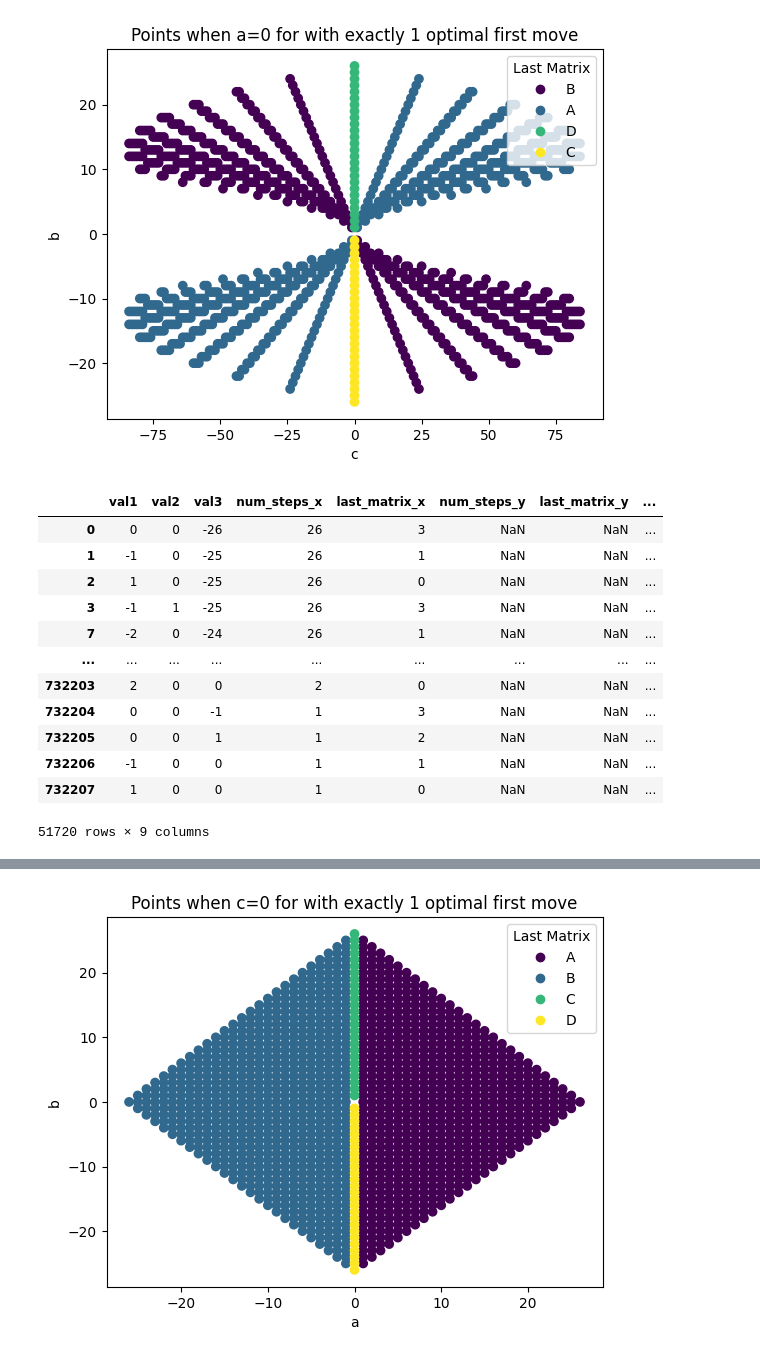
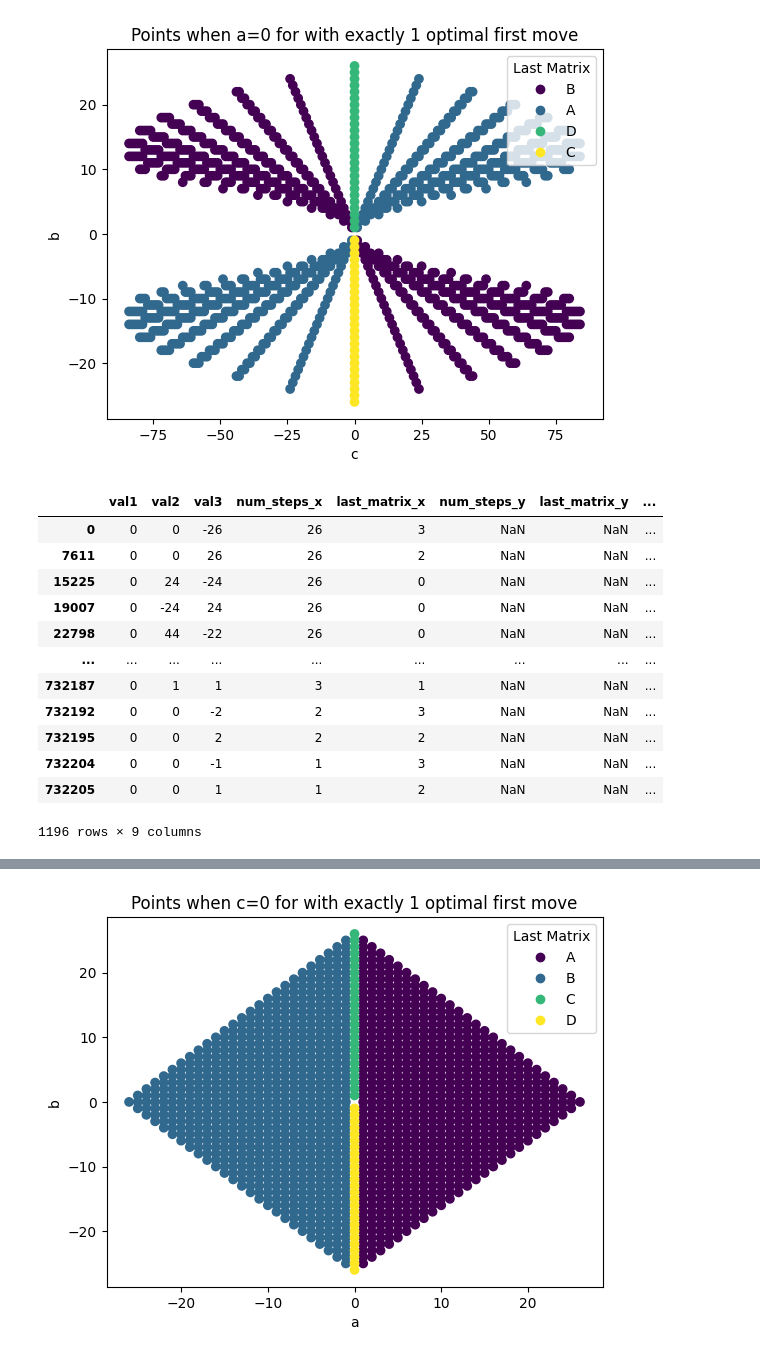
Before and after one commit to MXM-MachineLearning/MXM_AI_Ellenberg, a Jupyter notebook: heisenberg_group/Visualizations/duplicate_paths.ipynb, the cells around one changed output, grey strips where cells are left out. Cells and saved outputs as stored; diff of their text form; code cells hidden in the pictures.

```diff
--- a/heisenberg_group/Visualizations/duplicate_paths.ipynb
+++ b/heisenberg_group/Visualizations/duplicate_paths.ipynb
@@ -325,19 +325,19 @@ plt.title("Points when a=0 for with exactly 1 optimal first move")
 plt.show()
 # %% [output]
 [figure]
-# %%
-anti_join
-# %% [output]
-|  | val1 | val2 | val3 | num_steps_x | last_matrix_x | num_steps_y | last_matrix_y | ... |
-| 0 | 0 | 0 | -26 | 26 | 3 | NaN | NaN | ... |
-| 1 | -1 | 0 | -25 | 26 | 1 | NaN | NaN | ... |
-| 2 | 1 | 0 | -25 | 26 | 0 | NaN | NaN | ... |
-| 3 | -1 | 1 | -25 | 26 | 3 | NaN | NaN | ... |
-| 7 | -2 | 0 | -24 | 26 | 1 | NaN | NaN | ... |
-| ... | ... | ... | ... | ... | ... | ... | ... | ... |
-| 732203 | 2 | 0 | 0 | 2 | 0 | NaN | NaN | ... |
-| 732204 | 0 | 0 | -1 | 1 | 3 | NaN | NaN | ... |
-| 732205 | 0 | 0 | 1 | 1 | 2 | NaN | NaN | ... |
-| 732206 | -1 | 0 | 0 | 1 | 1 | NaN | NaN | ... |
-| 732207 | 1 | 0 | 0 | 1 | 0 | NaN | NaN | ... |
-51720 rows × 9 columns
+# %%
+filtered_anti
+# %% [output]
+|  | val1 | val2 | val3 | num_steps_x | last_matrix_x | num_steps_y | last_matrix_y | ... |
+| 0 | 0 | 0 | -26 | 26 | 3 | NaN | NaN | ... |
+| 7611 | 0 | 0 | 26 | 26 | 2 | NaN | NaN | ... |
+| 15225 | 0 | 24 | -24 | 26 | 0 | NaN | NaN | ... |
+| 19007 | 0 | -24 | 24 | 26 | 0 | NaN | NaN | ... |
+| 22798 | 0 | 44 | -22 | 26 | 0 | NaN | NaN | ... |
+| ... | ... | ... | ... | ... | ... | ... | ... | ... |
+| 732187 | 0 | 1 | 1 | 3 | 1 | NaN | NaN | ... |
+| 732192 | 0 | 0 | -2 | 2 | 3 | NaN | NaN | ... |
+| 732195 | 0 | 0 | 2 | 2 | 2 | NaN | NaN | ... |
+| 732204 | 0 | 0 | -1 | 1 | 3 | NaN | NaN | ... |
+| 732205 | 0 | 0 | 1 | 1 | 2 | NaN | NaN | ... |
+1196 rows × 9 columns
```
Also changed, not shown: parts of 3 cells of this notebook.
